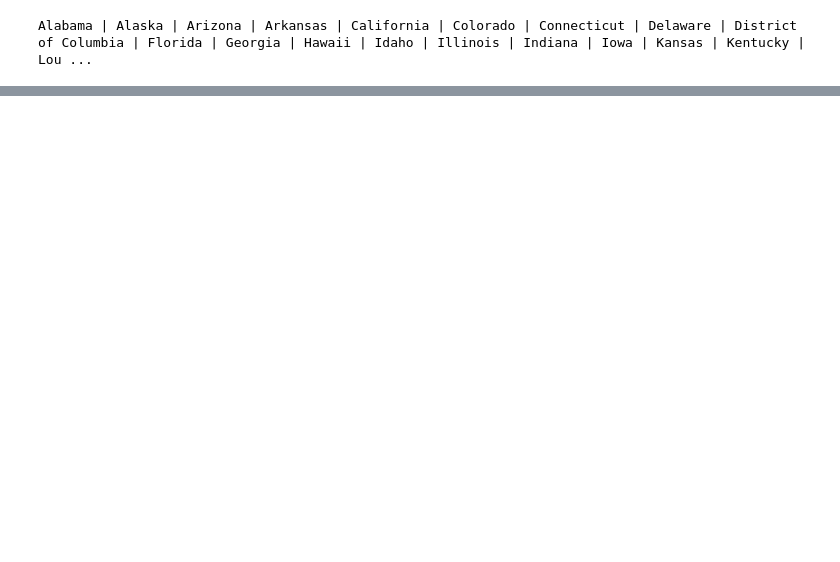
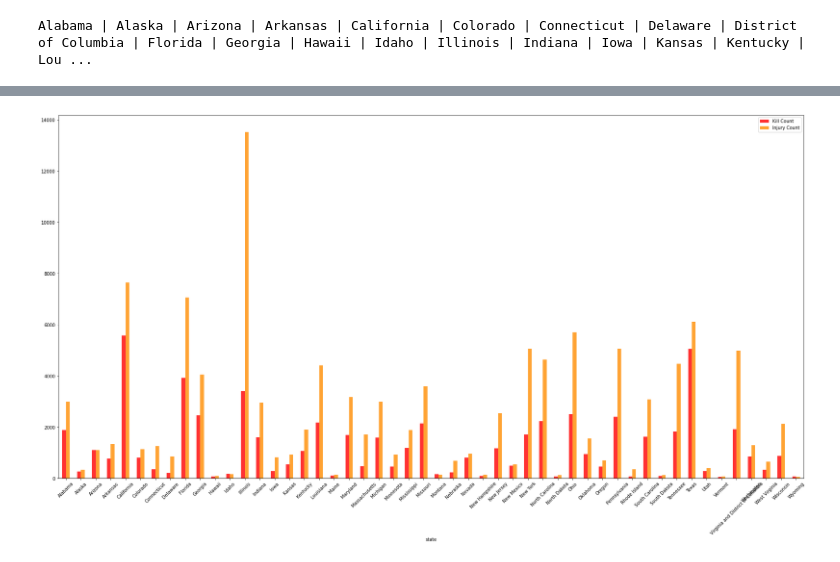
Before and after one commit to Kevin-McConchie/Project-1-Group-2, a Jupyter notebook: gun_violence.ipynb, the cells around one changed output, grey strips where cells are left out. Drawn from its saved outputs; the diff is of its cells as text; code cells hidden in the pictures; blank space fills up the shorter version.

```diff
--- a/gun_violence.ipynb
+++ b/gun_violence.ipynb
@@ -133,0 +79,13 @@ plt.show()
+# %%
+# bar plot of injuries and kills by state
+
+# figure size inside brackets
+# from matplotlib.pyplot import figure
+# figure(figsize=(10 , 10), dpi=100)
+colors= ["red","darkorange"]
+casualty_sum.plot(kind="bar",color= colors,alpha=0.8,figsize=(30, 15))
+plt.xticks(rotation=45)
+
+plt.show()
+# %% [output]
+[figure, added]
```
Also changed, not shown: parts of 8 cells of this notebook, 3 other files.
